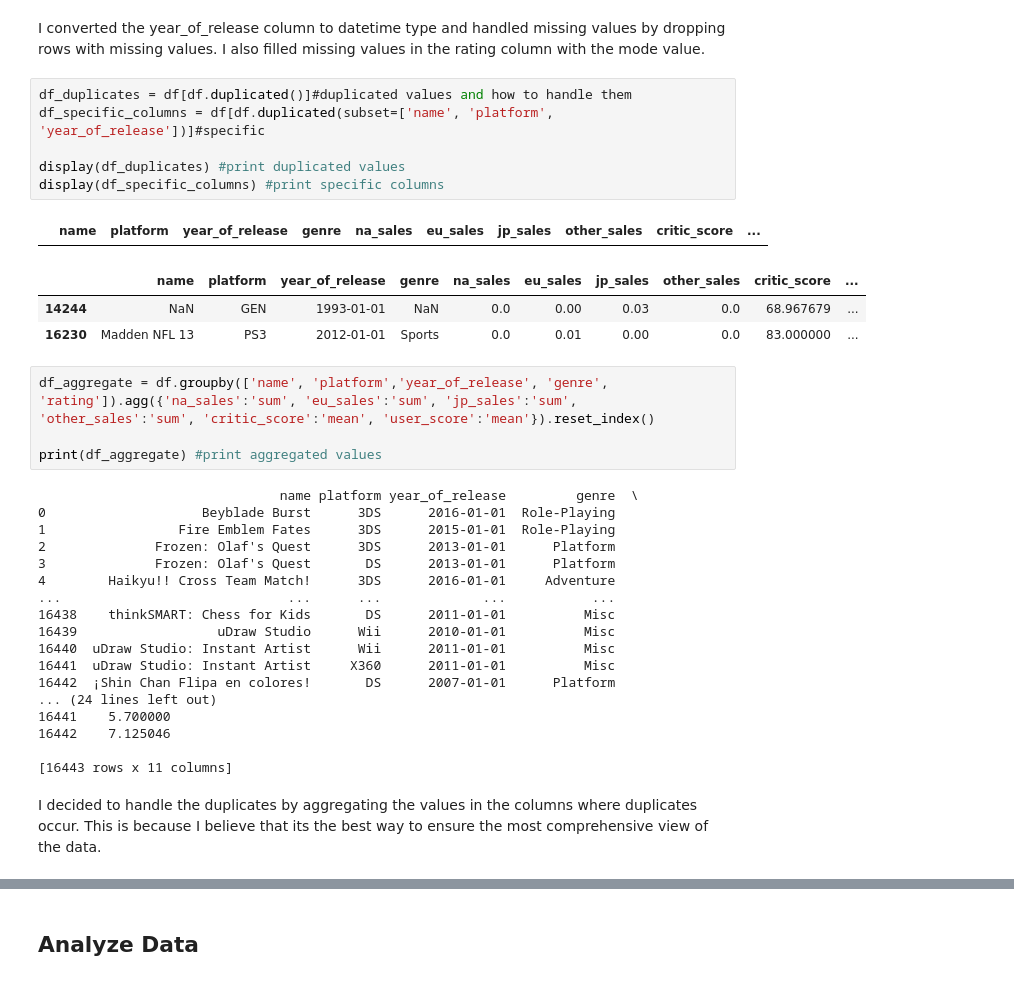
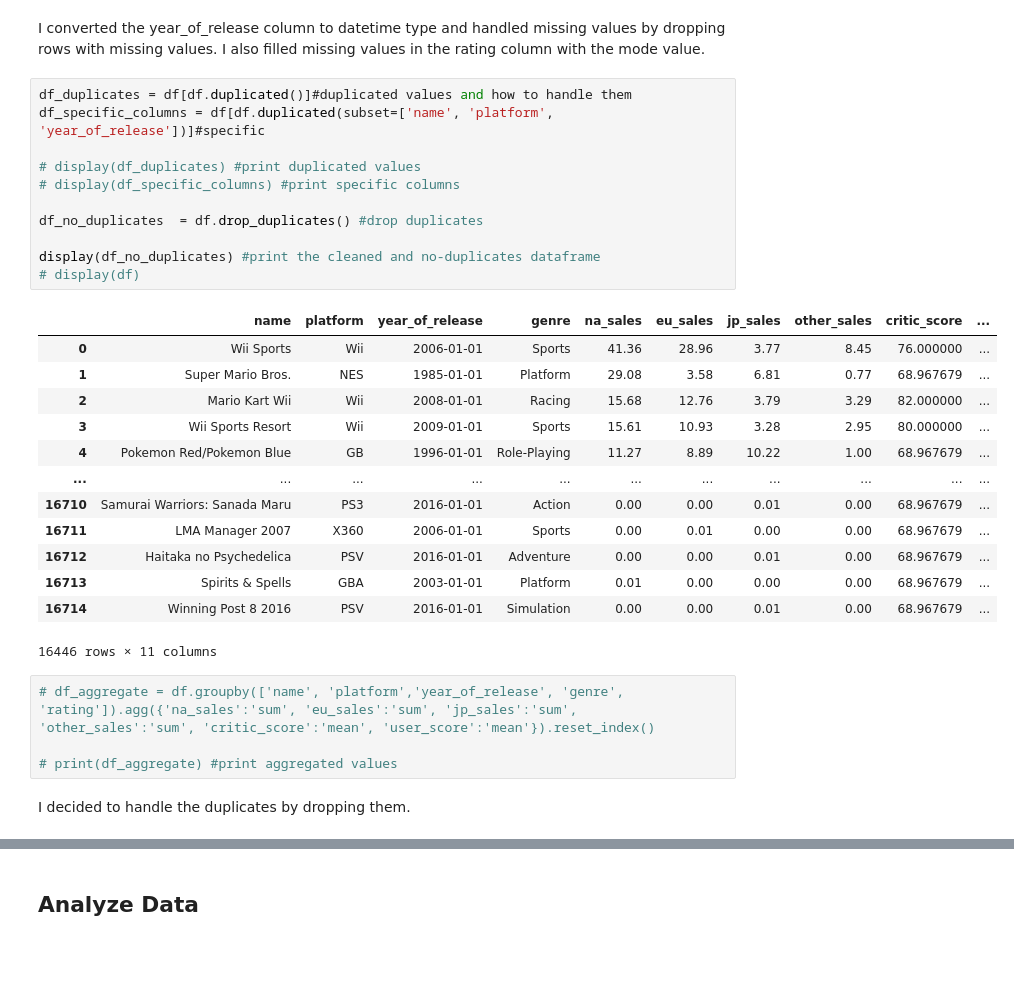
Before and after one commit to becominggiant/game_analysis, a Jupyter notebook: EDA.ipynb, the cells around one changed output, grey strips where cells are left out. Drawn from its saved outputs; the diff is of its cells as text; blank space fills up the shorter version.

```diff
--- a/EDA.ipynb
+++ b/EDA.ipynb
@@ -159,36 +160,32 @@ I converted the year_of_release column to datetime type and handled missing valu
 # %%
 df_duplicates = df[df.duplicated()]#duplicated values and how to handle them
 df_specific_columns = df[df.duplicated(subset=['name', 'platform', 'year_of_release'])]#specific
 
-display(df_duplicates) #print duplicated values
-display(df_specific_columns) #print specific columns
+# display(df_duplicates) #print duplicated values
+# display(df_specific_columns) #print specific columns
+
+df_no_duplicates  = df.drop_duplicates() #drop duplicates
+
+display(df_no_duplicates) #print the cleaned and no-duplicates dataframe
+# display(df)
 # %% [output]
 |  | name | platform | year_of_release | genre | na_sales | eu_sales | jp_sales | other_sales | critic_score | ... |
+| 0 | Wii Sports | Wii | 2006-01-01 | Sports | 41.36 | 28.96 | 3.77 | 8.45 | 76.000000 | ... |
+| 1 | Super Mario Bros. | NES | 1985-01-01 | Platform | 29.08 | 3.58 | 6.81 | 0.77 | 68.967679 | ... |
+| 2 | Mario Kart Wii | Wii | 2008-01-01 | Racing | 15.68 | 12.76 | 3.79 | 3.29 | 82.000000 | ... |
+| 3 | Wii Sports Resort | Wii | 2009-01-01 | Sports | 15.61 | 10.93 | 3.28 | 2.95 | 80.000000 | ... |
+| 4 | Pokemon Red/Pokemon Blue | GB | 1996-01-01 | Role-Playing | 11.27 | 8.89 | 10.22 | 1.00 | 68.967679 | ... |
+| ... | ... | ... | ... | ... | ... | ... | ... | ... | ... | ... |
+| 16710 | Samurai Warriors: Sanada Maru | PS3 | 2016-01-01 | Action | 0.00 | 0.00 | 0.01 | 0.00 | 68.967679 | ... |
+| 16711 | LMA Manager 2007 | X360 | 2006-01-01 | Sports | 0.00 | 0.01 | 0.00 | 0.00 | 68.967679 | ... |
+| 16712 | Haitaka no Psychedelica | PSV | 2016-01-01 | Adventure | 0.00 | 0.00 | 0.01 | 0.00 | 68.967679 | ... |
+| 16713 | Spirits & Spells | GBA | 2003-01-01 | Platform | 0.01 | 0.00 | 0.00 | 0.00 | 68.967679 | ... |
+| 16714 | Winning Post 8 2016 | PSV | 2016-01-01 | Simulation | 0.00 | 0.00 | 0.01 | 0.00 | 68.967679 | ... |
-|  | name | platform | year_of_release | genre | na_sales | eu_sales | jp_sales | other_sales | critic_score | ... |
-| 14244 | NaN | GEN | 1993-01-01 | NaN | 0.0 | 0.00 | 0.03 | 0.0 | 68.967679 | ... |
-| 16230 | Madden NFL 13 | PS3 | 2012-01-01 | Sports | 0.0 | 0.01 | 0.00 | 0.0 | 83.000000 | ... |
+16446 rows × 11 columns
 # %%
-df_aggregate = df.groupby(['name', 'platform','year_of_release', 'genre', 'rating']).agg({'na_sales':'sum', 'eu_sales':'sum', 'jp_sales':'sum', 'other_sales':'sum', 'critic_score':'mean', 'user_score':'mean'}).reset_index()
+# df_aggregate = df.groupby(['name', 'platform','year_of_release', 'genre', 'rating']).agg({'na_sales':'sum', 'eu_sales':'sum', 'jp_sales':'sum', 'other_sales':'sum', 'critic_score':'mean', 'user_score':'mean'}).reset_index()
 
-print(df_aggregate) #print aggregated values
+# print(df_aggregate) #print aggregated values
-# %% [output]
-                               name platform year_of_release         genre  \
-0                    Beyblade Burst      3DS      2016-01-01  Role-Playing
-1                 Fire Emblem Fates      3DS      2015-01-01  Role-Playing
-2              Frozen: Olaf's Quest      3DS      2013-01-01      Platform
-3              Frozen: Olaf's Quest       DS      2013-01-01      Platform
-4        Haikyu!! Cross Team Match!      3DS      2016-01-01     Adventure
-...                             ...      ...             ...           ...
-16438    thinkSMART: Chess for Kids       DS      2011-01-01          Misc
-16439                  uDraw Studio      Wii      2010-01-01          Misc
-16440  uDraw Studio: Instant Artist      Wii      2011-01-01          Misc
-16441  uDraw Studio: Instant Artist     X360      2011-01-01          Misc
-16442  ¡Shin Chan Flipa en colores!       DS      2007-01-01      Platform
-... (24 lines left out)
-16441    5.700000
-16442    7.125046
-
-[16443 rows x 11 columns]
-# %% [markdown]
-I decided to handle the duplicates by aggregating the values in the columns where duplicates occur. This is because I believe that its the best way to ensure the most comprehensive view of the data.
+# %% [markdown]
+I decided to handle the duplicates by dropping them.
 # %%
```
Also changed, not shown: parts of 22 cells of this notebook.
